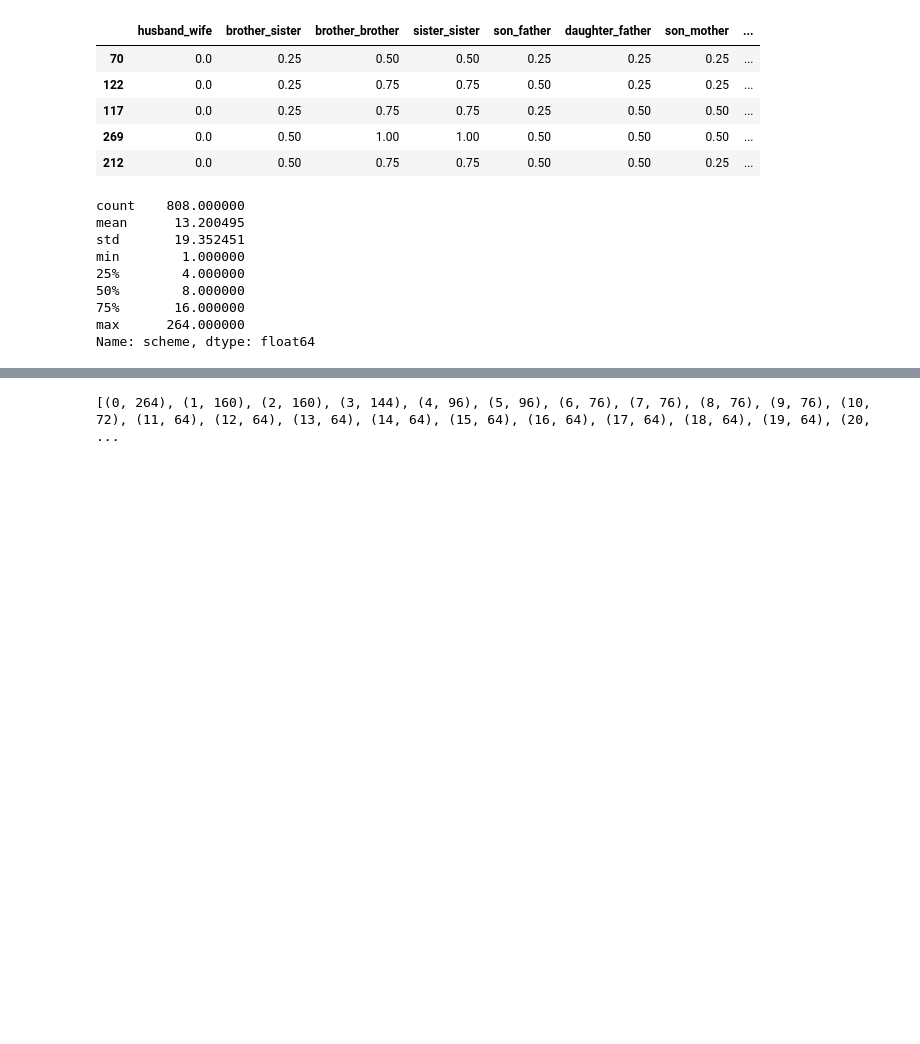
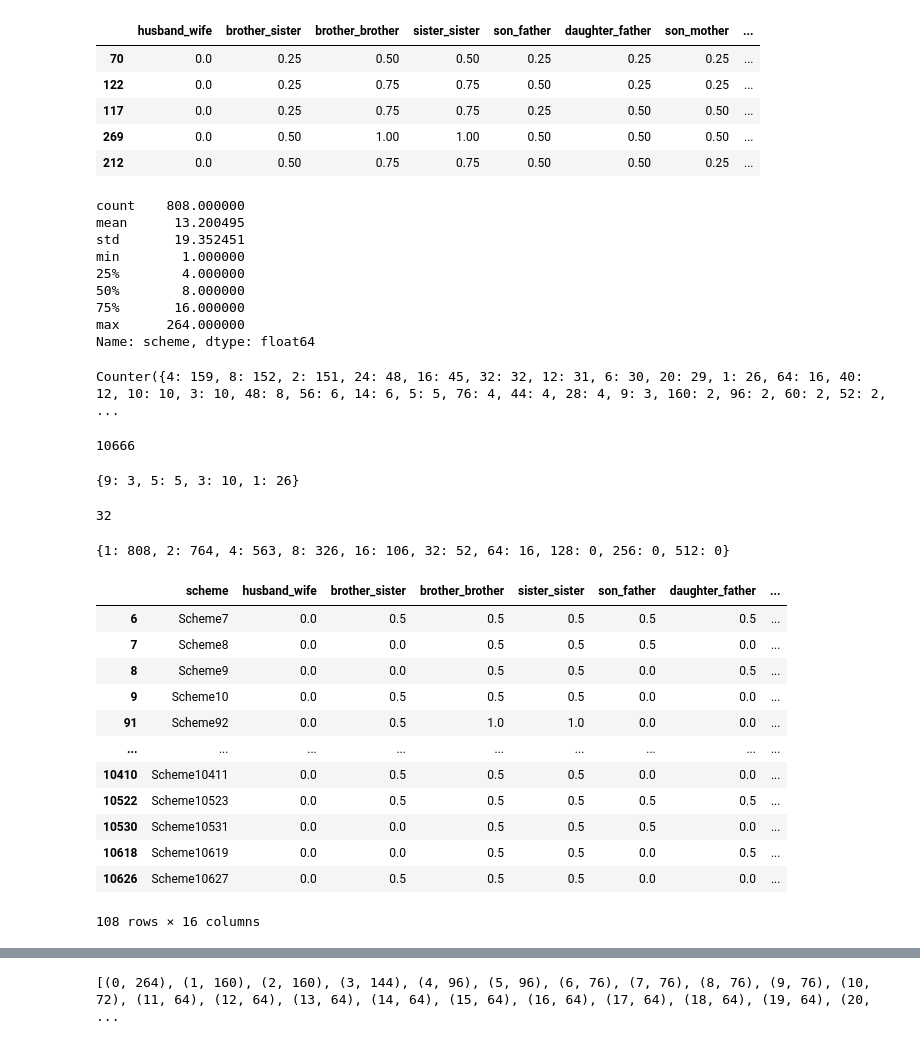
Before and after one commit to RC2630/surnames, a Jupyter notebook: analysis.ipynb, the cells around one changed output, grey strips where cells are left out. Saved outputs shown, nothing was run; the diff lists cells and outputs as text; code cells hidden in the pictures; blank space fills up the shorter version.

```diff
--- a/analysis.ipynb
+++ b/analysis.ipynb
@@ -96,3 +96,48 @@ min        1.000000
 75%       16.000000
 max      264.000000
 Name: scheme, dtype: float64
+# %%
+from collections import Counter
+from functools import reduce
+
+counts: dict[int, int] = Counter(distinct_scores.scheme)
+print(counts)
+
+reduce(lambda sum, curr: sum + curr[0] * curr[1], counts.items(), 0)
+# %% [output]
+Counter({4: 159, 8: 152, 2: 151, 24: 48, 16: 45, 32: 32, 12: 31, 6: 30, 20: 29, 1: 26, 64: 16, 40: 12, 10: 10, 3: 10, 48: 8, 56: 6, 14: 6, 5: 5, 76: 4, 44: 4, 28: 4, 9: 3, 160: 2, 96: 2, 60: 2, 52: 2, ...
+10666
+# %%
+{k: v for k, v in counts.items() if k % 2 == 1}
+# %% [output]
+{9: 3, 5: 5, 3: 10, 1: 26}
+# %%
+len(counts)
+# %% [output]
+32
+# %%
+print({2 ** i: sum(v for k, v in counts.items() if k % (2 ** i) == 0) for i in range(10)})
+# %% [output]
+{1: 808, 2: 764, 4: 563, 8: 326, 16: 106, 32: 52, 64: 16, 128: 0, 256: 0, 512: 0}
+# %%
+odds: pd.DataFrame = distinct_scores[distinct_scores.scheme % 2 == 1]
+odd_scores: list[Iterable[float]] = list(odds[score_columns].to_numpy())
+score_to_multiplicity: dict[tuple[float, ...], int] = \
+    {tuple(odd_scores[i]): odds.scheme.iloc[i] for i in range(len(odds))}
+
+odd_df: pd.DataFrame = df[df.set_index(score_columns).index.isin(odd_scores)]
+odd_df
+# %% [output]
+|  | scheme | husband_wife | brother_sister | brother_brother | sister_sister | son_father | daughter_father | ... |
+| 6 | Scheme7 | 0.0 | 0.5 | 0.5 | 0.5 | 0.5 | 0.5 | ... |
+| 7 | Scheme8 | 0.0 | 0.0 | 0.5 | 0.5 | 0.5 | 0.0 | ... |
+| 8 | Scheme9 | 0.0 | 0.0 | 0.5 | 0.5 | 0.0 | 0.5 | ... |
+| 9 | Scheme10 | 0.0 | 0.5 | 0.5 | 0.5 | 0.0 | 0.0 | ... |
+| 91 | Scheme92 | 0.0 | 0.5 | 1.0 | 1.0 | 0.0 | 0.0 | ... |
+| ... | ... | ... | ... | ... | ... | ... | ... | ... |
+| 10410 | Scheme10411 | 0.0 | 0.5 | 0.5 | 0.5 | 0.0 | 0.0 | ... |
+| 10522 | Scheme10523 | 0.0 | 0.5 | 0.5 | 0.5 | 0.5 | 0.5 | ... |
+| 10530 | Scheme10531 | 0.0 | 0.0 | 0.5 | 0.5 | 0.5 | 0.0 | ... |
+| 10618 | Scheme10619 | 0.0 | 0.0 | 0.5 | 0.5 | 0.0 | 0.5 | ... |
+| 10626 | Scheme10627 | 0.0 | 0.5 | 0.5 | 0.5 | 0.0 | 0.0 | ... |
+108 rows × 16 columns
```
Also changed, not shown: parts of 3 cells of this notebook, 1 other file.
